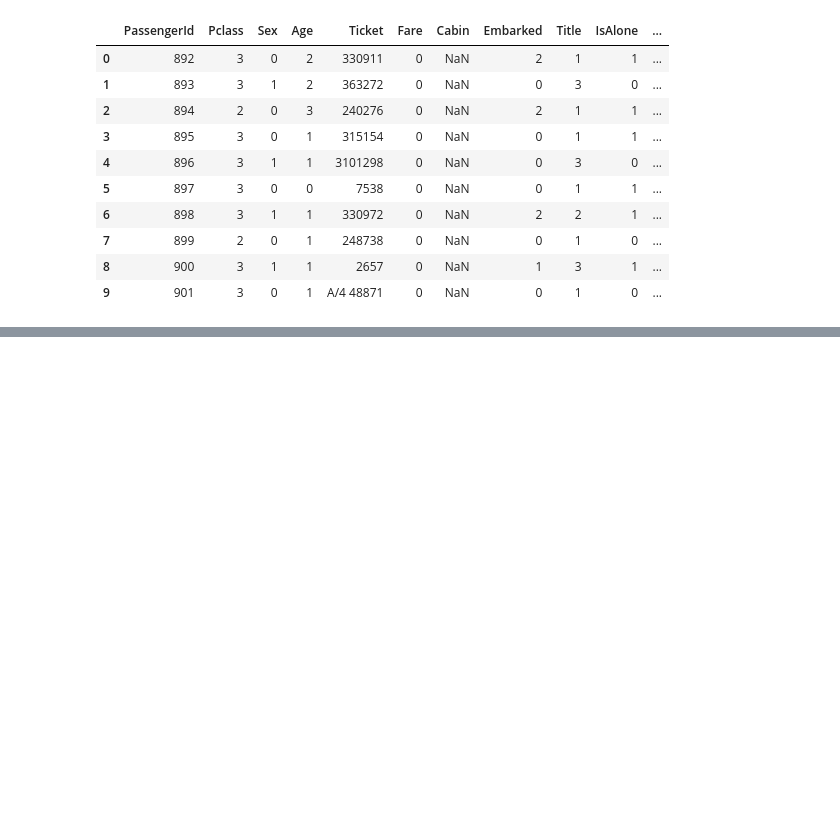
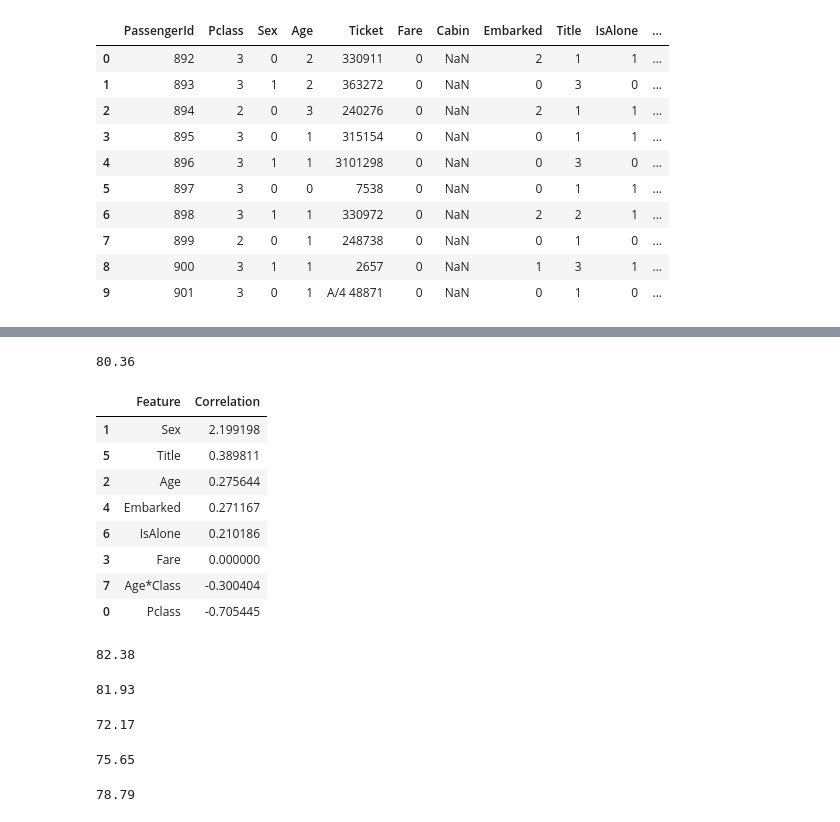
Before and after one commit to python-am-cp/Beer_in_the_hat, a Jupyter notebook: Main.ipynb, the cells around one changed output, grey strips where cells are left out. Drawn from its saved outputs; the diff is of its cells as text; code cells hidden in the pictures; blank space fills up the shorter version.

```diff
--- a/Main.ipynb
+++ b/Main.ipynb
@@ -486,0 +487,72 @@ test_df.head(10)
+# %%
+# Logistic Regression
+
+logreg = LogisticRegression()
+logreg.fit(X_train, Y_train)
+Y_pred = logreg.predict(X_test)
+acc_log = round(logreg.score(X_train, Y_train) * 100, 2)
+acc_log
+# %% [output]
+80.36
+# %%
+coeff_df = pd.DataFrame(train_df.columns.delete(0))
+coeff_df.columns = ['Feature']
+coeff_df["Correlation"] = pd.Series(logreg.coef_[0])
+
+coeff_df.sort_values(by='Correlation', ascending=False)
+# %% [output]
+|  | Feature | Correlation |
+| 1 | Sex | 2.199198 |
+| 5 | Title | 0.389811 |
+| 2 | Age | 0.275644 |
+| 4 | Embarked | 0.271167 |
+| 6 | IsAlone | 0.210186 |
+| 3 | Fare | 0.000000 |
+| 7 | Age*Class | -0.300404 |
+| 0 | Pclass | -0.705445 |
+# %%
+# Support Vector Machines
+
+svc = SVC()
+svc.fit(X_train, Y_train)
+Y_pred = svc.predict(X_test)
+acc_svc = round(svc.score(X_train, Y_train) * 100, 2)
+acc_svc
+# %% [output]
+82.38
+# %%
+knn = KNeighborsClassifier(n_neighbors = 3)
+knn.fit(X_train, Y_train)
+Y_pred = knn.predict(X_test)
+acc_knn = round(knn.score(X_train, Y_train) * 100, 2)
+acc_knn
+# %% [output]
+81.93
+# %%
+gaussian = GaussianNB()
+gaussian.fit(X_train, Y_train)
+Y_pred = gaussian.predict(X_test)
+acc_gaussian = round(gaussian.score(X_train, Y_train) * 100, 2)
+acc_gaussian
+# %% [output]
+72.17
+# %%
+# Perceptron
+
+perceptron = Perceptron()
+perceptron.fit(X_train, Y_train)
+Y_pred = perceptron.predict(X_test)
+acc_perceptron = round(perceptron.score(X_train, Y_train) * 100, 2)
+acc_perceptron
+# %% [output]
+75.65
+# %%
+# Linear SVC
+
+linear_svc = LinearSVC()
+linear_svc.fit(X_train, Y_train)
+Y_pred = linear_svc.predict(X_test)
+acc_linear_svc = round(linear_svc.score(X_train, Y_train) * 100, 2)
+acc_linear_svc
+# %% [output]
+78.79
```
Also changed, not shown: parts of 4 cells of this notebook.
